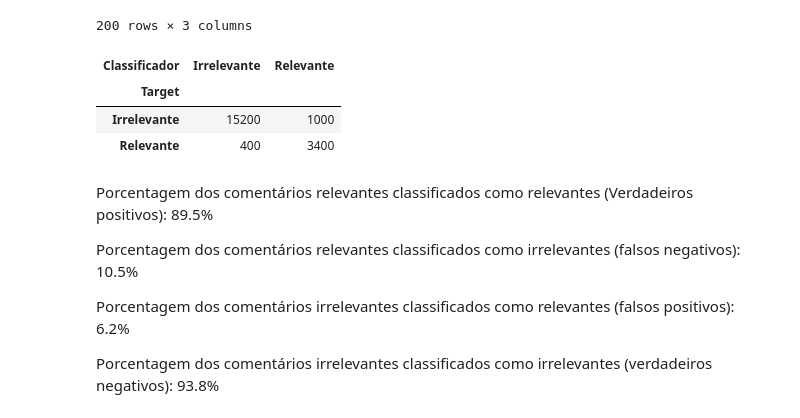
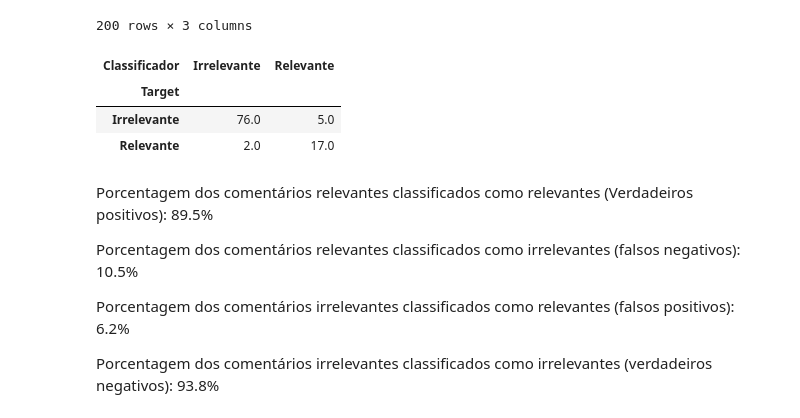
Before and after one commit to MateusMarinheiro18/Projeto-1-C-Dados, a Jupyter notebook: Projeto1 Template.ipynb, the cells around one changed output. Saved outputs shown, nothing was run; the diff lists cells and outputs as text; code cells hidden in the pictures.

```diff
--- a/Projeto1 Template.ipynb
+++ b/Projeto1 Template.ipynb
@@ -416,12 +416,12 @@ test
 | 199 | Seria o ideal... E bebê, nenê? Qu... | Irrelevante | Irrelevante |
 200 rows × 3 columns
 # %%
-pd.crosstab(test.Target, test.Classificador).round(2)*100
+pd.crosstab(test.Target, test.Classificador, normalize='all').round(2)*100
 # %% [output]
 | Classificador | Irrelevante | Relevante |
 | Target |  |  |
-| Irrelevante | 15200 | 1000 |
-| Relevante | 400 | 3400 |
+| Irrelevante | 76.0 | 5.0 |
+| Relevante | 2.0 | 17.0 |
 # %% [markdown]
 Porcentagem dos comentários relevantes classificados como relevantes (Verdadeiros positivos): 89.5%
 
```
Also changed, not shown: parts of 11 cells of this notebook.
